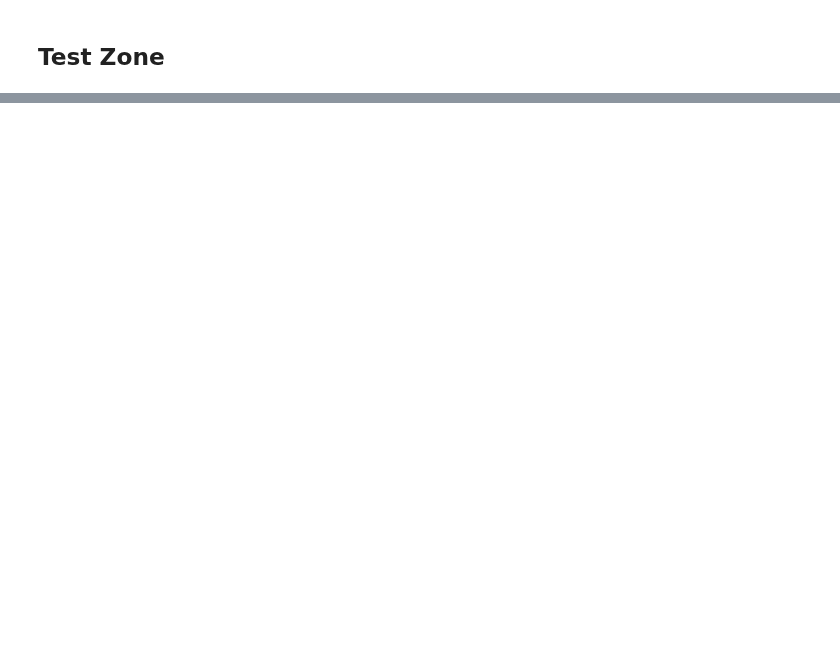
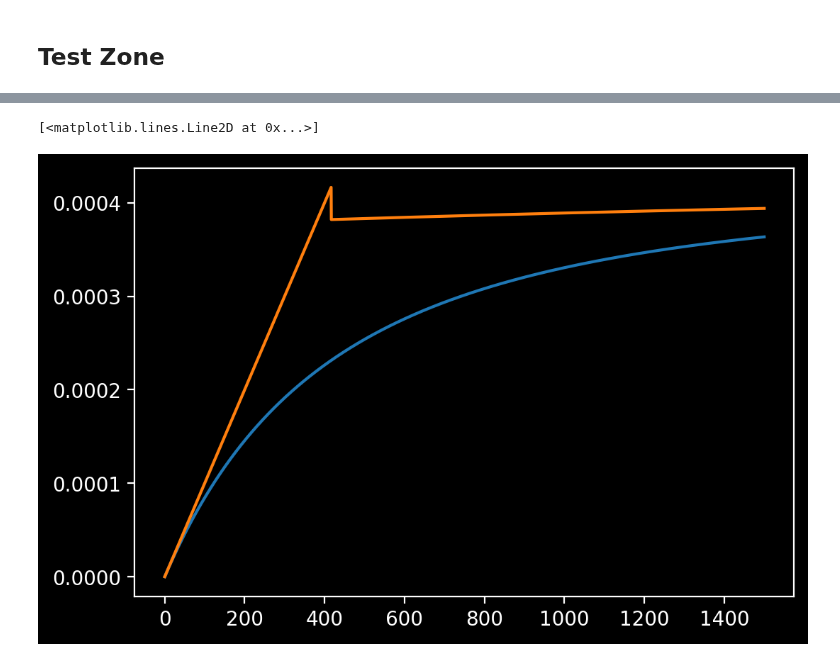
Before and after one commit to egmuller/Marchantia, a Jupyter notebook: PropaguleAnalysis/1_AreaComputationNB.ipynb, the cells around one changed output, grey strips where cells are left out. Cells and saved outputs as stored; diff of their text form; code cells hidden in the pictures; blank space fills up the shorter version.

```diff
--- a/PropaguleAnalysis/1_AreaComputationNB.ipynb
+++ b/PropaguleAnalysis/1_AreaComputationNB.ipynb
@@ -213,2 +188,39 @@ from Main import BinarizeAndFitArea, BinarizeAndFitOsChoc
+# %%
+from scipy.interpolate import interp1d
+Time = t
+AreaC = Am
+dA = np.diff(AreaC)
+dt = np.diff(Time)
+
+dAdt = np.divide(dA,dt)
+
+intTime = Time[0:-1]+dt/2
+
+inv_A = np.divide(1,AreaC)
+inv_f = interp1d(Time,inv_A)
+inv_A_timed = inv_f(intTime)
+
+GR = np.multiply(inv_A_timed,dAdt)
+
+AreaC = Am2
+dA = np.diff(AreaC)
+dt = np.diff(Time)
+
+dAdt = np.divide(dA,dt)
+
+intTime = Time[0:-1]+dt/2
+
+inv_A = np.divide(1,AreaC)
+inv_f = interp1d(Time,inv_A)
+inv_A_timed = inv_f(intTime)
+
+GR2 = np.multiply(inv_A_timed,dAdt)
+# %%
+fig,ax = plt.subplots(dpi = 200)
+ax.plot(intTime,GR)
+ax.plot(intTime,GR2)
+# %% [output]
+[<matplotlib.lines.Line2D at 0x...>]
+[figure, added]
 # %%
 # %run D:/Users/laplaud/Desktop/PostDoc/Code/JupyterNB/PropaguleAnalysis/2_AreaAnalysis.ipynb
```
Also changed, not shown: parts of 16 cells of this notebook, 1 other file.
